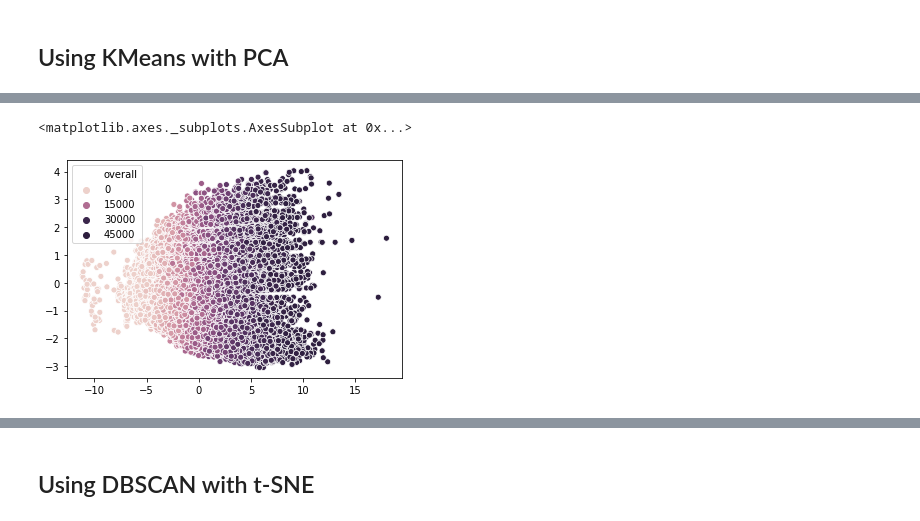
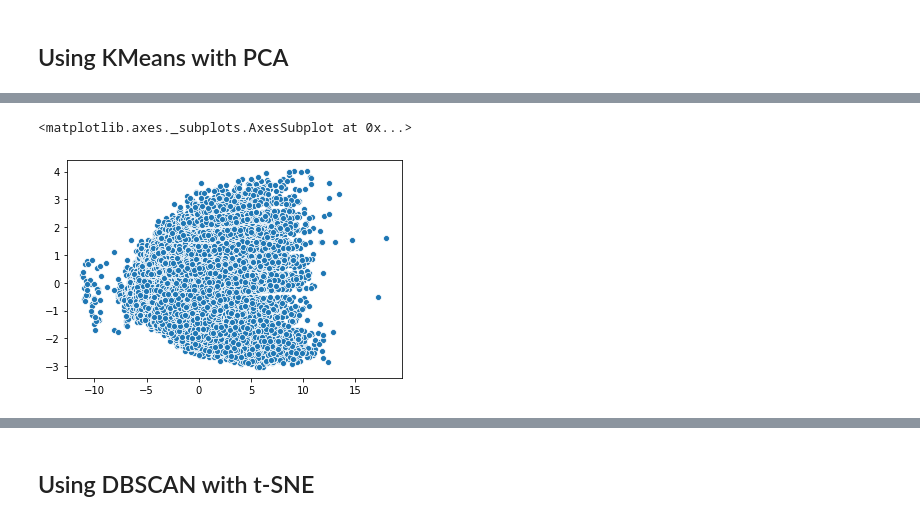
Before and after one commit to jhl126/bostonmarathon, a Jupyter notebook: results/Boston Marathon Clustering.ipynb, the cells around one changed output, grey strips where cells are left out. Cells and saved outputs as stored; diff of their text form; code cells hidden in the pictures.

```diff
--- a/results/Boston Marathon Clustering.ipynb
+++ b/results/Boston Marathon Clustering.ipynb
@@ -140,6 +140,3 @@ yr_2014.head()
 | 3 | 32.57 | 3 | 82.43 | 24 | 140.58 | 3 | 116.37 | 27 | 5.37 | 99.33 | 16.20 | ... |
 | 4 | 17.12 | 2 | 46.37 | 40 | 81.23 | 2 | 67.83 | 2 | 3.10 | 57.03 | 8.02 | ... |
 [interactive output not drawn]
-# %%
-yr_2014.drop(yr_2014.tail(1).index, inplace=True)  # drop last row to make data even
-yr_2014.shape
@@ -158,10 +152,10 @@ X_pca = pca.fit_transform(X_std)
 # %% [output]
 [interactive output not drawn]
 # %%
-sns.scatterplot(X_pca[:, 0], X_pca[:, 1], hue=yr_2014["overall"])
+sns.scatterplot(X_pca[:, 0], X_pca[:, 1])
 # %% [output]
 <matplotlib.axes._subplots.AxesSubplot at 0x...>
-[figure, old version]
+[figure, new version]
 [interactive output not drawn]
 # %%
 km = KMeans(n_clusters=4)
```
Also changed, not shown: parts of 32 cells of this notebook.
